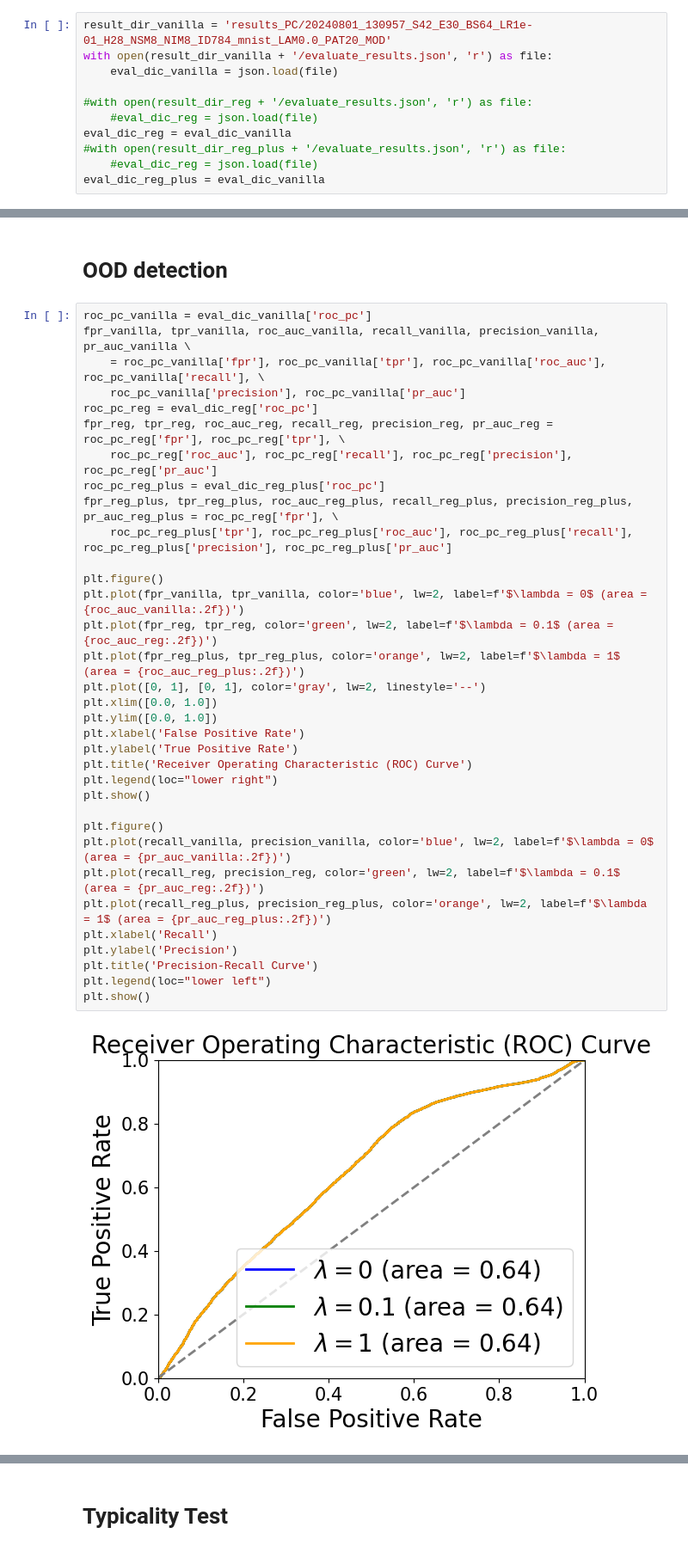
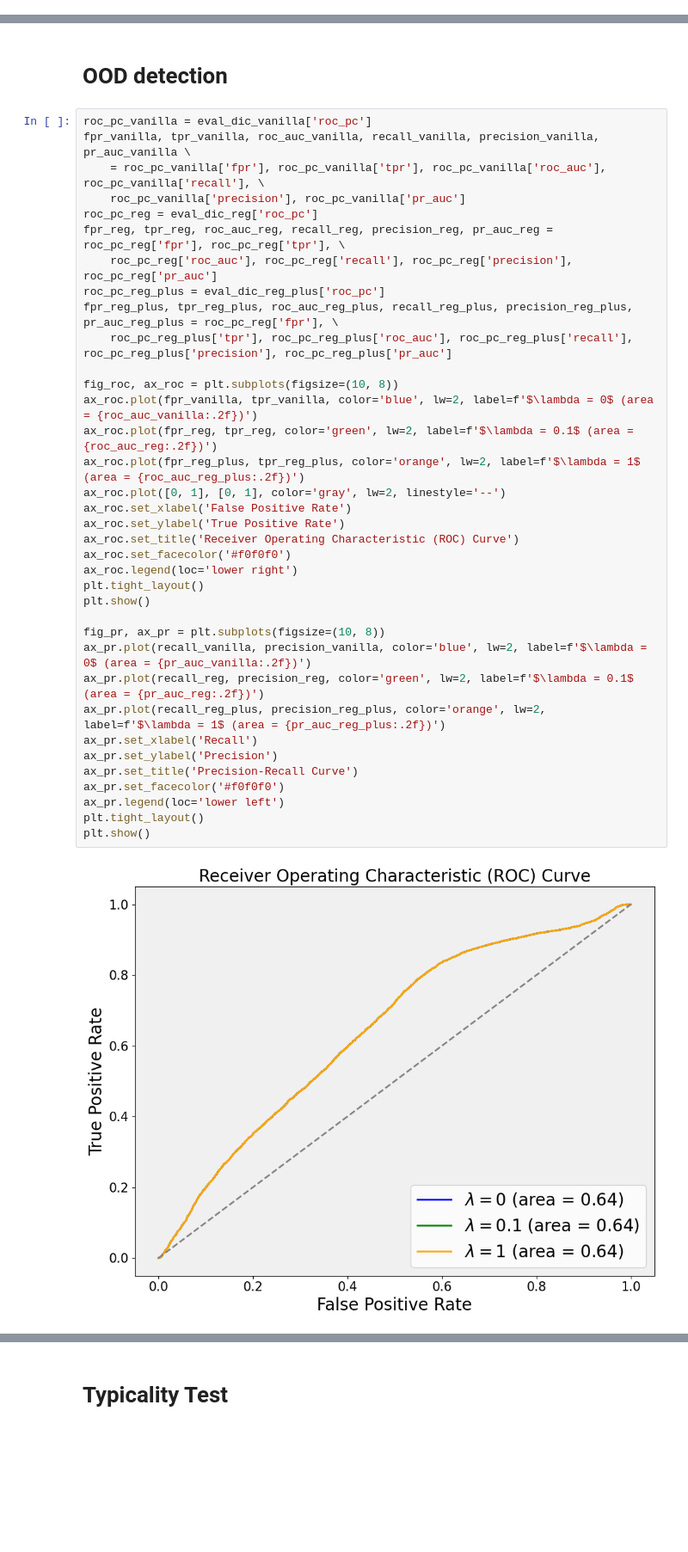
Before and after one commit to rajit906/Symmetry-invariant-Tractable-Generative-Models, a Jupyter notebook: src/evaluate_pc.ipynb, the cells around one changed output, grey strips where cells are left out. Shown at 86% size. Cells and saved outputs as stored; diff of their text form; blank space fills up the shorter version.

```diff
--- a/src/evaluate_pc.ipynb
+++ b/src/evaluate_pc.ipynb
@@ -417,16 +388,5 @@ plot_samples(model = model, n = 49, model_type = 'PC', save_dir = None)
 # %% [markdown]
 # KID
-# %%
-result_dir_vanilla = 'results_PC/20240801_130957_S42_E30_BS64_LR1e-01_H28_NSM8_NIM8_ID784_mnist_LAM0.0_PAT20_MOD'
-with open(result_dir_vanilla + '/evaluate_results.json', 'r') as file:
-    eval_dic_vanilla = json.load(file)
-
-#with open(result_dir_reg + '/evaluate_results.json', 'r') as file:
-    #eval_dic_reg = json.load(file)
-eval_dic_reg = eval_dic_vanilla
-#with open(result_dir_reg_plus + '/evaluate_results.json', 'r') as file:
-    #eval_dic_reg = json.load(file)
-eval_dic_reg_plus = eval_dic_vanilla
 # %%
 kid_mean_vanilla, kid_std_vanilla = eval_dic_vanilla['KID']['mean'], eval_dic_vanilla['KID']['std']
 kid_mean_reg, kid_std_reg = eval_dic_reg['KID']['mean'], eval_dic_reg['KID']['std']
@@ -468,36 +439,38 @@ plt.show()
 # %%
 roc_pc_vanilla = eval_dic_vanilla['roc_pc']
 fpr_vanilla, tpr_vanilla, roc_auc_vanilla, recall_vanilla, precision_vanilla, pr_auc_vanilla \
     = roc_pc_vanilla['fpr'], roc_pc_vanilla['tpr'], roc_pc_vanilla['roc_auc'], roc_pc_vanilla['recall'], \
     roc_pc_vanilla['precision'], roc_pc_vanilla['pr_auc']
 roc_pc_reg = eval_dic_reg['roc_pc']
 fpr_reg, tpr_reg, roc_auc_reg, recall_reg, precision_reg, pr_auc_reg = roc_pc_reg['fpr'], roc_pc_reg['tpr'], \
     roc_pc_reg['roc_auc'], roc_pc_reg['recall'], roc_pc_reg['precision'], roc_pc_reg['pr_auc']
 roc_pc_reg_plus = eval_dic_reg_plus['roc_pc']
 fpr_reg_plus, tpr_reg_plus, roc_auc_reg_plus, recall_reg_plus, precision_reg_plus, pr_auc_reg_plus = roc_pc_reg['fpr'], \
     roc_pc_reg_plus['tpr'], roc_pc_reg_plus['roc_auc'], roc_pc_reg_plus['recall'], roc_pc_reg_plus['precision'], roc_pc_reg_plus['pr_auc']
 
-plt.figure()
-plt.plot(fpr_vanilla, tpr_vanilla, color='blue', lw=2, label=f'$\lambda = 0$ (area = {roc_auc_vanilla:.2f})')
-plt.plot(fpr_reg, tpr_reg, color='green', lw=2, label=f'$\lambda = 0.1$ (area = {roc_auc_reg:.2f})')
-plt.plot(fpr_reg_plus, tpr_reg_plus, color='orange', lw=2, label=f'$\lambda = 1$ (area = {roc_auc_reg_plus:.2f})')
-plt.plot([0, 1], [0, 1], color='gray', lw=2, linestyle='--')
-plt.xlim([0.0, 1.0])
-plt.ylim([0.0, 1.0])
-plt.xlabel('False Positive Rate')
-plt.ylabel('True Positive Rate')
-plt.title('Receiver Operating Characteristic (ROC) Curve')
-plt.legend(loc="lower right")
+fig_roc, ax_roc = plt.subplots(figsize=(10, 8))
+ax_roc.plot(fpr_vanilla, tpr_vanilla, color='blue', lw=2, label=f'$\lambda = 0$ (area = {roc_auc_vanilla:.2f})')
+ax_roc.plot(fpr_reg, tpr_reg, color='green', lw=2, label=f'$\lambda = 0.1$ (area = {roc_auc_reg:.2f})')
+ax_roc.plot(fpr_reg_plus, tpr_reg_plus, color='orange', lw=2, label=f'$\lambda = 1$ (area = {roc_auc_reg_plus:.2f})')
+ax_roc.plot([0, 1], [0, 1], color='gray', lw=2, linestyle='--')
+ax_roc.set_xlabel('False Positive Rate')
+ax_roc.set_ylabel('True Positive Rate')
+ax_roc.set_title('Receiver Operating Characteristic (ROC) Curve')
+ax_roc.set_facecolor('#f0f0f0')
+ax_roc.legend(loc='lower right')
+plt.tight_layout()
 plt.show()
 
-plt.figure()
-plt.plot(recall_vanilla, precision_vanilla, color='blue', lw=2, label=f'$\lambda = 0$ (area = {pr_auc_vanilla:.2f})')
-plt.plot(recall_reg, precision_reg, color='green', lw=2, label=f'$\lambda = 0.1$ (area = {pr_auc_reg:.2f})')
-plt.plot(recall_reg_plus, precision_reg_plus, color='orange', lw=2, label=f'$\lambda = 1$ (area = {pr_auc_reg_plus:.2f})')
-plt.xlabel('Recall')
-plt.ylabel('Precision')
-plt.title('Precision-Recall Curve')
-plt.legend(loc="lower left")
+fig_pr, ax_pr = plt.subplots(figsize=(10, 8))
+ax_pr.plot(recall_vanilla, precision_vanilla, color='blue', lw=2, label=f'$\lambda = 0$ (area = {pr_auc_vanilla:.2f})')
+ax_pr.plot(recall_reg, precision_reg, color='green', lw=2, label=f'$\lambda = 0.1$ (area = {pr_auc_reg:.2f})')
+ax_pr.plot(recall_reg_plus, precision_reg_plus, color='orange', lw=2, label=f'$\lambda = 1$ (area = {pr_auc_reg_plus:.2f})')
+ax_pr.set_xlabel('Recall')
+ax_pr.set_ylabel('Precision')
+ax_pr.set_title('Precision-Recall Curve')
+ax_pr.set_facecolor('#f0f0f0')
+ax_pr.legend(loc='lower left')
+plt.tight_layout()
 plt.show()
 # %% [output]
-[figure, old version]
+[figure, new version]
```
Also changed, not shown: parts of 13 cells of this notebook, 11 other files.
